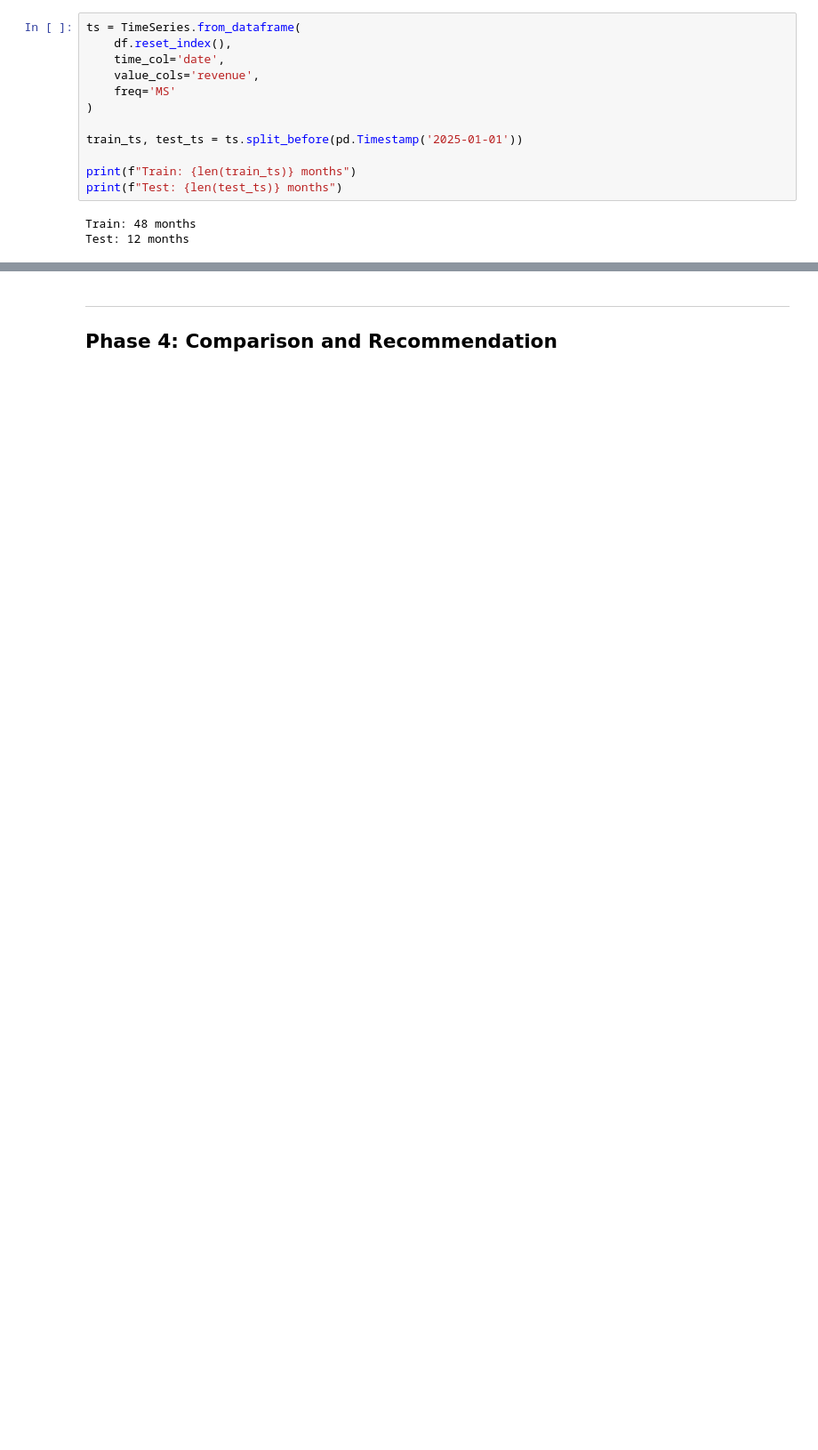
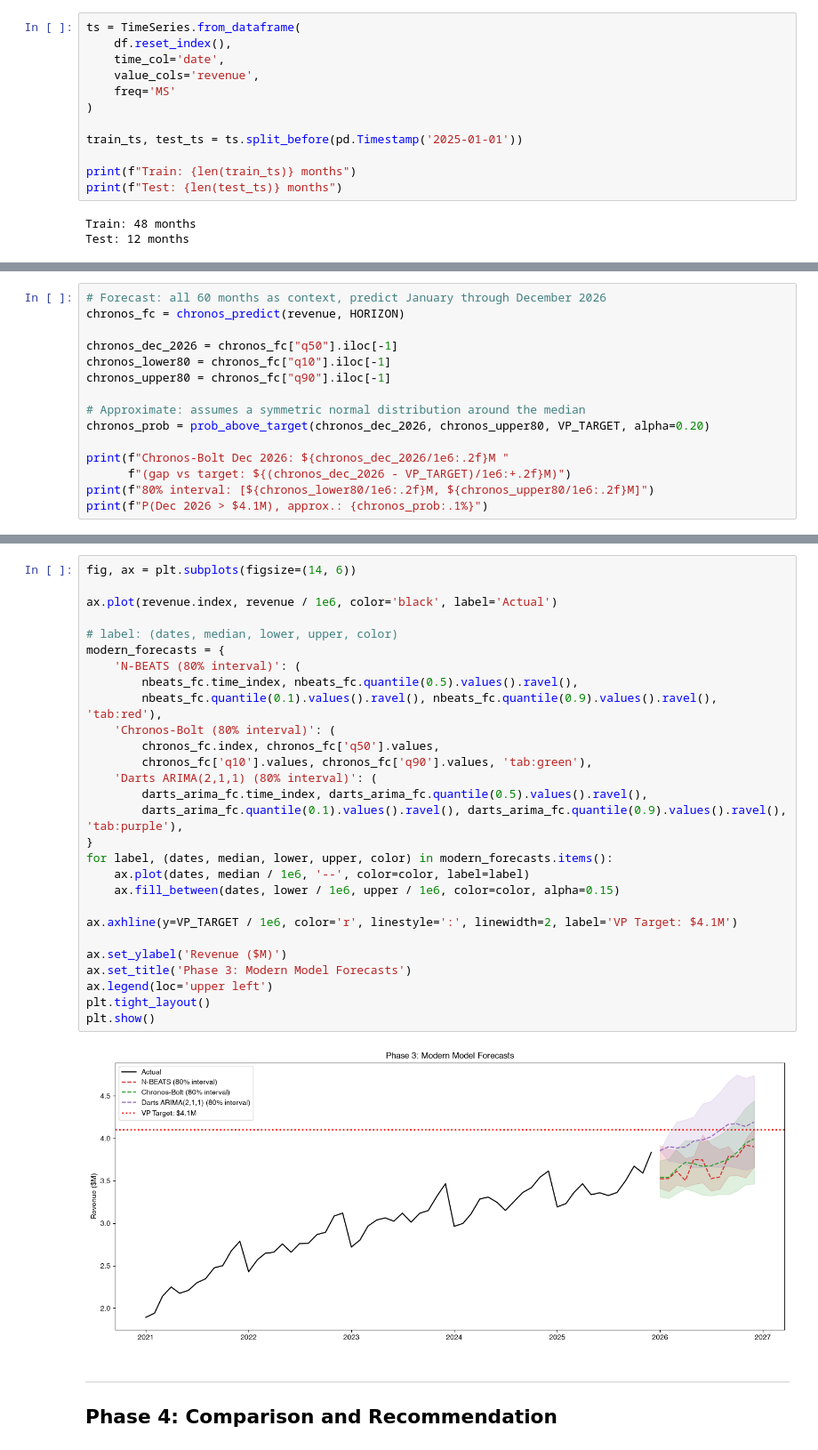
Before and after one commit to trzhang-ai/retail-forecasting, a Jupyter notebook: starter/starter.ipynb, the cells around one changed output, grey strips where cells are left out. Shown at 89% size. Cells and saved outputs as stored; diff of their text form; blank space fills up the shorter version.

```diff
--- a/starter/starter.ipynb
+++ b/starter/starter.ipynb
@@ -572,0 +641,15 @@ Chronos-2 Dec 2026: $3.93M
+# %%
+# Forecast: all 60 months as context, predict January through December 2026
+chronos_fc = chronos_predict(revenue, HORIZON)
+
+chronos_dec_2026 = chronos_fc["q50"].iloc[-1]
+chronos_lower80 = chronos_fc["q10"].iloc[-1]
+chronos_upper80 = chronos_fc["q90"].iloc[-1]
+
+# Approximate: assumes a symmetric normal distribution around the median
+chronos_prob = prob_above_target(chronos_dec_2026, chronos_upper80, VP_TARGET, alpha=0.20)
+
+print(f"Chronos-Bolt Dec 2026: ${chronos_dec_2026/1e6:.2f}M "
+      f"(gap vs target: ${(chronos_dec_2026 - VP_TARGET)/1e6:+.2f}M)")
+print(f"80% interval: [${chronos_lower80/1e6:.2f}M, ${chronos_upper80/1e6:.2f}M]")
+print(f"P(Dec 2026 > $4.1M), approx.: {chronos_prob:.1%}")
@@ -573,3 +703,33 @@ Chronos-2 Dec 2026: $3.93M
+# %%
+fig, ax = plt.subplots(figsize=(14, 6))
+
+ax.plot(revenue.index, revenue / 1e6, color='black', label='Actual')
+
+# label: (dates, median, lower, upper, color)
+modern_forecasts = {
+    'N-BEATS (80% interval)': (
+        nbeats_fc.time_index, nbeats_fc.quantile(0.5).values().ravel(),
+        nbeats_fc.quantile(0.1).values().ravel(), nbeats_fc.quantile(0.9).values().ravel(), 'tab:red'),
+    'Chronos-Bolt (80% interval)': (
+        chronos_fc.index, chronos_fc['q50'].values,
+        chronos_fc['q10'].values, chronos_fc['q90'].values, 'tab:green'),
+    'Darts ARIMA(2,1,1) (80% interval)': (
+        darts_arima_fc.time_index, darts_arima_fc.quantile(0.5).values().ravel(),
+        darts_arima_fc.quantile(0.1).values().ravel(), darts_arima_fc.quantile(0.9).values().ravel(), 'tab:purple'),
+}
+for label, (dates, median, lower, upper, color) in modern_forecasts.items():
+    ax.plot(dates, median / 1e6, '--', color=color, label=label)
+    ax.fill_between(dates, lower / 1e6, upper / 1e6, color=color, alpha=0.15)
+
+ax.axhline(y=VP_TARGET / 1e6, color='r', linestyle=':', linewidth=2, label='VP Target: $4.1M')
+
+ax.set_ylabel('Revenue ($M)')
+ax.set_title('Phase 3: Modern Model Forecasts')
+ax.legend(loc='upper left')
+plt.tight_layout()
+plt.show()
+# %% [output]
+[figure, added]
 # %% [markdown]
 ---
 
```
Also changed, not shown: parts of 47 cells of this notebook, 5 other files.
